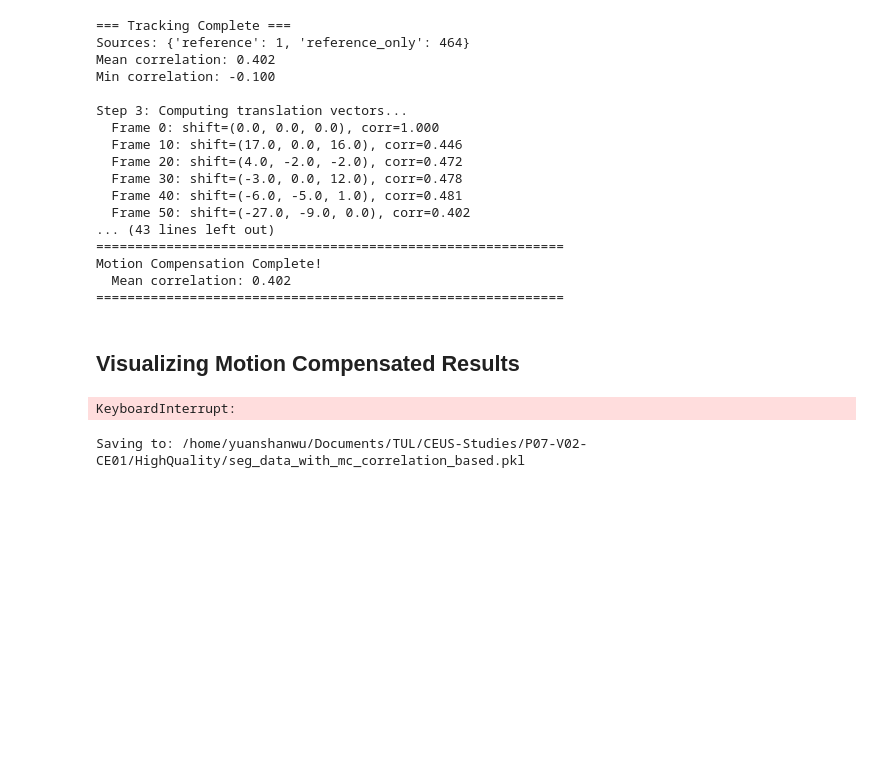
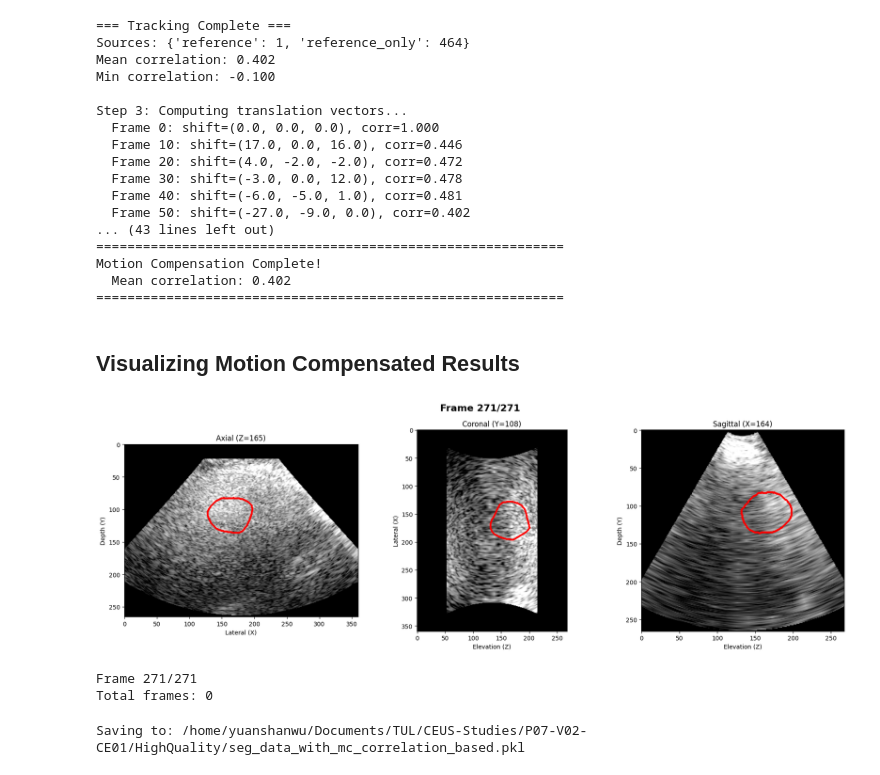
Before and after one commit to QuantUS-OpenSource/QuantUS-Backend-CEUS, a Jupyter notebook: CLI-Demos/MC_3D_test.ipynb, the cells around one changed output. Drawn from its saved outputs; the diff is of its cells as text; code cells hidden in the pictures; blank space fills up the shorter version.

```diff
--- a/CLI-Demos/MC_3D_test.ipynb
+++ b/CLI-Demos/MC_3D_test.ipynb
@@ -174,8 +174,8 @@ elevation_slice = int(image_data.pixel_data.shape[2]/2)
 
 # Frame range
 num_frames = image_data.pixel_data.shape[3]
-start_frame = 270
-end_frame =  275# num_frames  # Visualize all frames
+start_frame = 271
+end_frame =  272# num_frames  # Visualize all frames
 
 print(f"Visualizing frames {start_frame} to {end_frame}")
 print("Starting animation...\n")
@@ -259,34 +259,36 @@ for frame in tqdm(range(start_frame, end_frame), desc="Creating mp4 frames"):
     # frames.append(np.array(img))
     # buf.close()
 
     # Print progress
     print(f"Frame {frame}/{end_frame-1}")
 
     # Close figure to save memory
     plt.close(fig)
 
 # Writing into a video
 # Get dimensions from first frame
 # height, width = frames[0].shape[:2]
 
 # # Save as MP4
 # output_filename = '/media/yuanshanwu/Extreme Pro/Yuanshan/RawData/TJU-P06/TJU-P06-V01/CEUS_video.mp4'
 # fourcc = cv2.VideoWriter_fourcc(*'mp4v')  # or use 'avc1' for H.264
 # out = cv2.VideoWriter(output_filename, fourcc, 15.0, (width, height))
 
 # # Write frames
 # for frame in frames:
 #     # Convert RGB to BGR for OpenCV
 #     frame_bgr = cv2.cvtColor(frame, cv2.COLOR_RGB2BGR)
 #     out.write(frame_bgr)
 
 # # # Release video writer
 # out.release()
 
 # print(f"\nMP4 saved as: {output_filename}")
 print(f"Total frames: {len(frames)}")
 # %% [output]
+[figure, added]
-KeyboardInterrupt:
+Frame 271/271
+Total frames: 0
 # %%
 # Save the segmentation data with motion compensation applied
 import pickle
```
